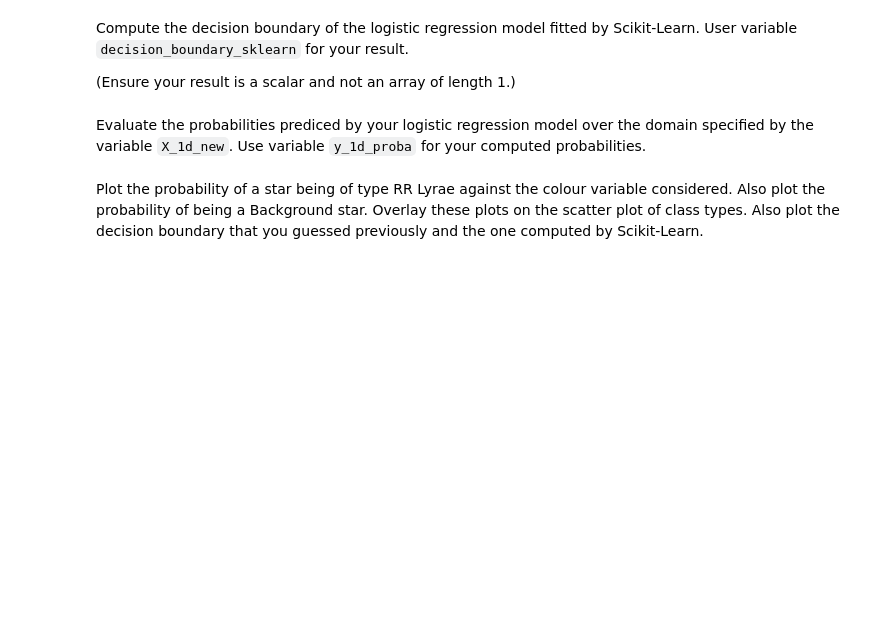
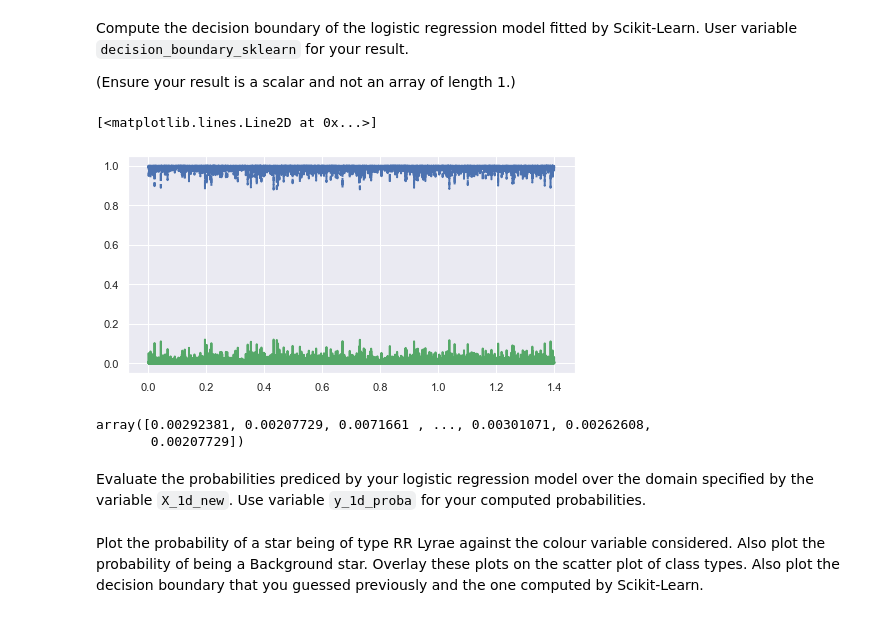
Before and after one commit to nishalad95/Machine_Learning_Big_Data, a Jupyter notebook: spce0038_coursework_NishaLad.ipynb, the cells around one changed output. Drawn from its saved outputs; the diff is of its cells as text; code cells hidden in the pictures; blank space fills up the shorter version.

```diff
--- a/spce0038_coursework_NishaLad.ipynb
+++ b/spce0038_coursework_NishaLad.ipynb
@@ -615,0 +622,5 @@ raise NotImplementedError()
+# %%
+# YOUR CODE HERE
+from sklearn.linear_model import LogisticRegression
+clf = LogisticRegression(random_state=42)
+clf.fit(X_train_1d, y_train)
@@ -625,3 +641,22 @@ raise NotImplementedError()
+# %%
+# YOUR CODE HERE
+y_predict_proba = clf.predict_proba(X_test_1d)
+plt.figure(figsize=(8,4))
+X_1d_new = np.linspace(0, 1.4, len(X_test_1d)).reshape(-1, 1)
+plt.plot(X_1d_new, y_predict_proba[:, 1], "g-", linewidth=2, label="RR Lyrae")
+plt.plot(X_1d_new, y_predict_proba[:, 0], "b--", linewidth=2, label="Background")
+# plt.xlabel("Petal width (cm)", fontsize=14)
+# plt.ylabel("Probability", fontsize=14)
+# plt.legend(loc="center left", fontsize=14)
+# %% [output]
+[<matplotlib.lines.Line2D at 0x...>]
+[figure, added]
+# %%
+y_predict_proba[:,1]
+# X_1d_new
+# %% [output]
+array([0.00292381, 0.00207729, 0.0071661 , ..., 0.00301071, 0.00262608,
+       0.00207729])
 # %%
 check_var_defined('decision_boundary_sklearn')
 assert not hasattr(decision_boundary_sklearn, "__len__")
```
Also changed, not shown: parts of 9 cells of this notebook.
